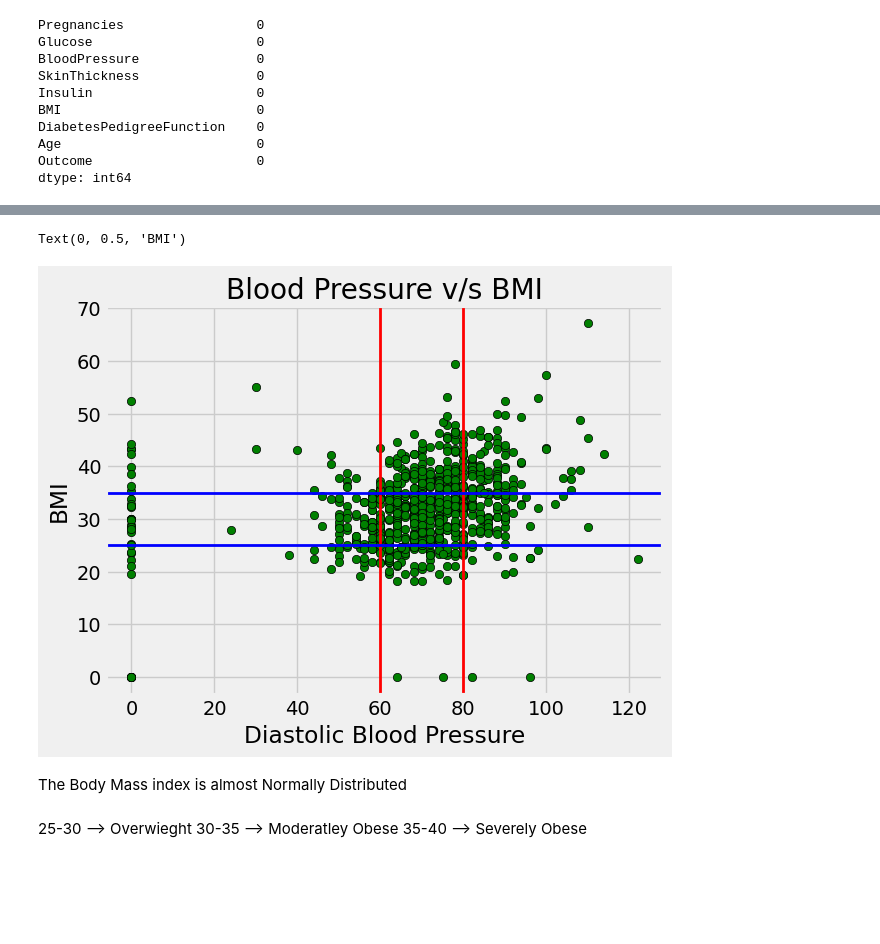
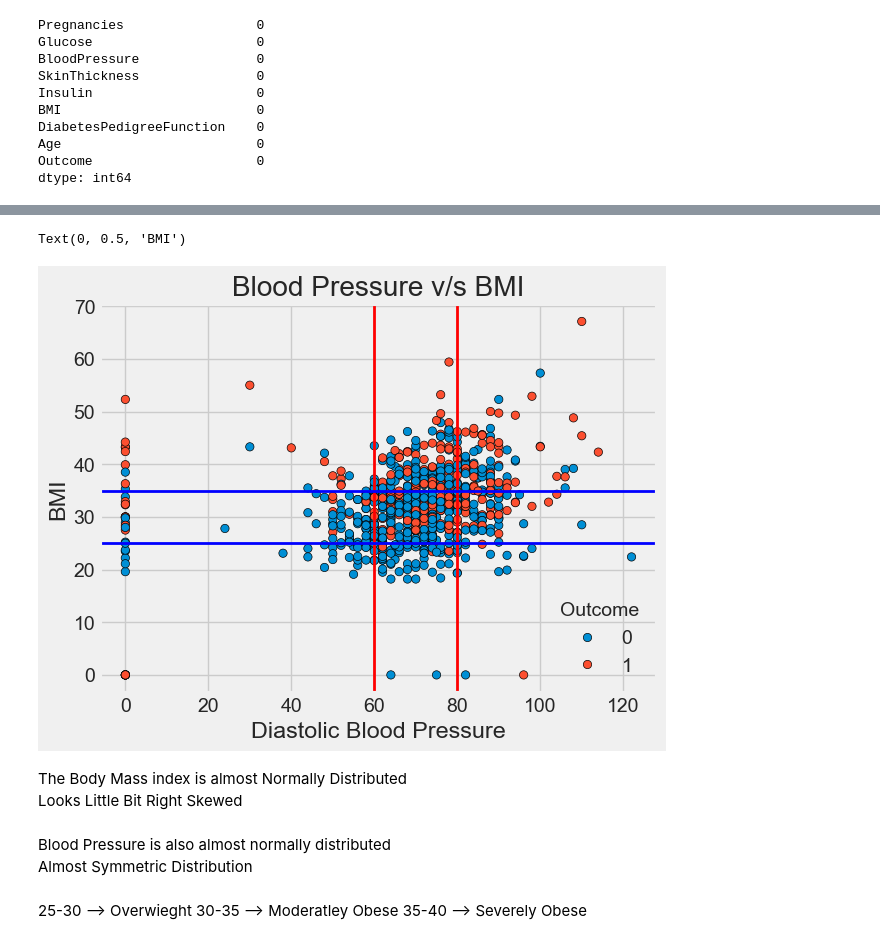
Before and after one commit to SianRods/Data-Science-ML, a Jupyter notebook: Diabetes_Data_Set/notebooks/d1.ipynb, the cells around one changed output, grey strips where cells are left out. Saved outputs shown, nothing was run; the diff lists cells and outputs as text; code cells hidden in the pictures; blank space fills up the shorter version.

```diff
--- a/Diabetes_Data_Set/notebooks/d1.ipynb
+++ b/Diabetes_Data_Set/notebooks/d1.ipynb
@@ -85,18 +109,19 @@ Text(0.5, 0, 'Skin Thickness')
 # %%
 plt.style.use('fivethirtyeight')
-plt.scatter(x='BloodPressure',y='BMI',data=diabetes_df,edgecolors='black',c='g')
+sns.scatterplot(x='BloodPressure',y='BMI',data=diabetes_df,edgecolors='black',c='g',hue='Outcome')
 plt.axvline(x=80,linewidth=2,color='red')
 plt.axvline(x=60,linewidth=2,color='red')
 plt.axhline(y=25,linewidth=2,color='blue')
 plt.axhline(y=35,linewidth=2,color='blue')
 plt.title("Blood Pressure v/s BMI")
 plt.xlabel('Diastolic Blood Pressure')
 plt.ylabel("BMI")
 # %% [output]
 Text(0, 0.5, 'BMI')
-[figure, old version]
+[figure, new version]
 # %% [markdown]
-The Body Mass index is almost Normally Distributed
+The Body Mass index is almost Normally Distributed  \
+Looks Little Bit Right Skewed
 # %%
 fig = px.histogram(diabetes_df,
                    x='BMI',
@@ -105,3 +130,6 @@ fig = px.histogram(diabetes_df,
                    title='Distribution of BMI (Body Mass Index)')
 fig.update_layout(bargap=0.1)
 fig.show()
+# %% [markdown]
+Blood Pressure is also almost normally distributed  \
+Almost Symmetric Distribution
```
Also changed, not shown: parts of 29 cells of this notebook, 1 other file.
